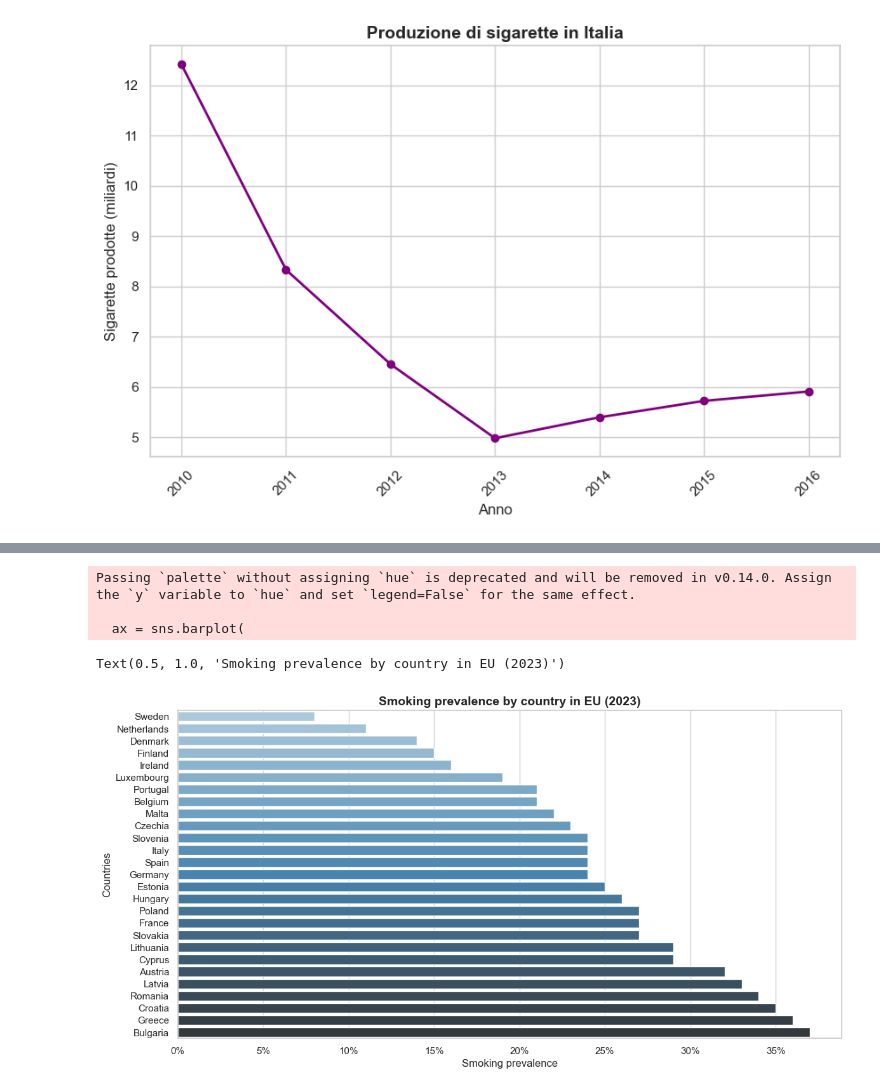
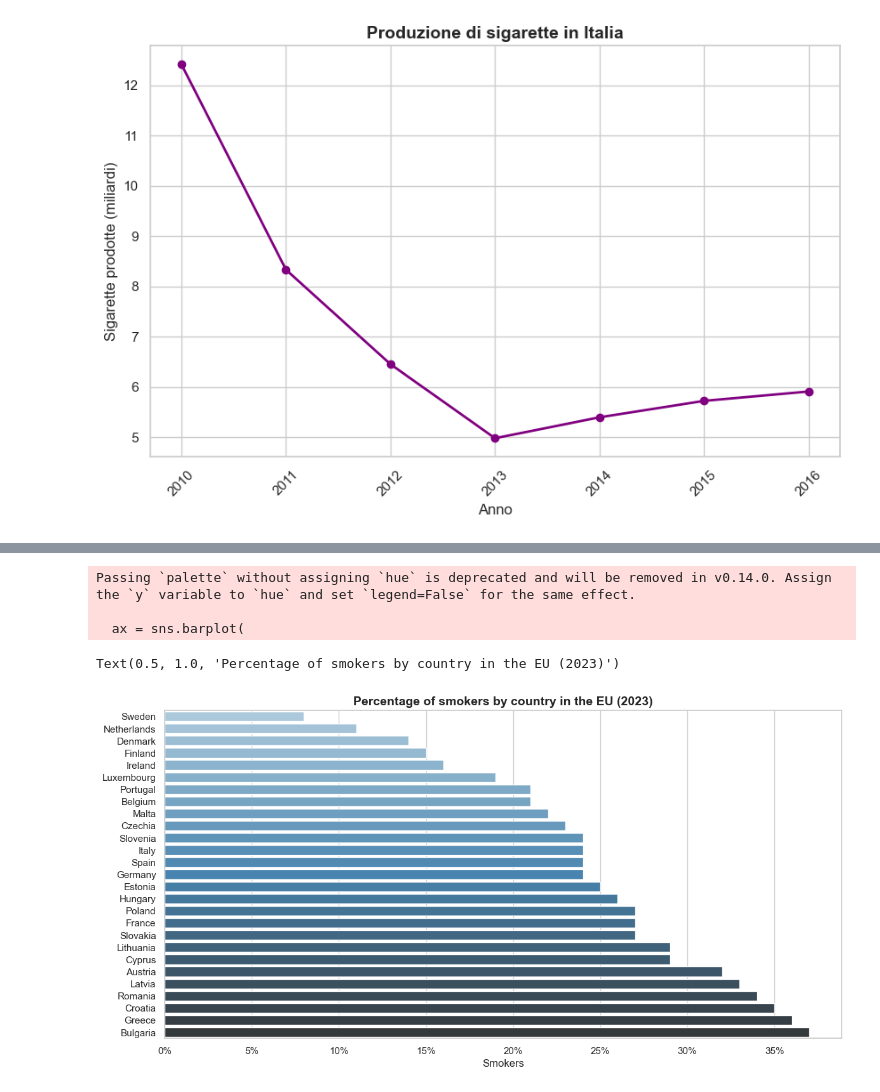
Before and after one commit to FilippoCarini/VisualizzazioneScientifica, a Jupyter notebook: codice.ipynb, the cells around one changed output, grey strips where cells are left out. Drawn from its saved outputs; the diff is of its cells as text; code cells hidden in the pictures.

```diff
--- a/codice.ipynb
+++ b/codice.ipynb
@@ -267,7 +277,6 @@ df_filtered = df[(df["TIME_PERIOD"] == 2023) &
 #cambio il nome di una categoria per renderla più leggibile nel grafico
 df_filtered['Condizione e posizione nella professione'] = df_filtered['Condizione e posizione nella professione'].replace('Lavoratore in proprio, coadiuvante familiare, co.co.co.', 'Lavoratore in proprio, coadiuvante familiare')
 
-sns.set_theme(style="whitegrid")
 plt.figure(figsize=(10,6))
 bars = sns.barplot(x='Osservazione', y='Condizione e posizione nella professione', data=df_filtered, palette='OrRd')
 
@@ -575,29 +596,29 @@ plt.show()
 # %%
 # Load data from CSV file
 df = pd.read_csv('dati\\Smoking prevalence by sex.csv')
 df_filtered = df[(df["TIME_PERIOD"] == 2023) &
                  (df["Sex"] == "Total") &
                  (df["geo"] != "EU27_2020") & (df["geo"] != "EU")]
 df_filtered = df_filtered.dropna(subset=["OBS_VALUE"])
 #x = np.arange(len(geo)) * 1 # Spacing
 
 df_filtered = df_filtered.sort_values("OBS_VALUE", ascending=True)
 plt.figure(figsize=(12, 6))
 ax = sns.barplot(
     data=df_filtered,
     x='OBS_VALUE',
     y='Geopolitical entity (reporting)',
     palette="Blues_d"
 )
 
 ax.xaxis.set_major_formatter(mtick.FuncFormatter(lambda x, _: f"{int(x)}%"))
-plt.xlabel("Smoking prevalence")
-plt.ylabel("Countries")
+plt.xlabel("Smokers")
+plt.ylabel("")
 plt.tight_layout()
-plt.title("Smoking prevalence by country in EU (2023)",fontsize=14, fontweight="bold")
+plt.title("Percentage of smokers by country in the EU (2023)",fontsize=14, fontweight="bold")
 # %% [output]
 Passing `palette` without assigning `hue` is deprecated and will be removed in v0.14.0. Assign the `y` variable to `hue` and set `legend=False` for the same effect.
 
   ax = sns.barplot(
-Text(0.5, 1.0, 'Smoking prevalence by country in EU (2023)')
+Text(0.5, 1.0, 'Percentage of smokers by country in the EU (2023)')
-[figure, old version]
+[figure, new version]
```
Also changed, not shown: parts of 8 cells of this notebook.
